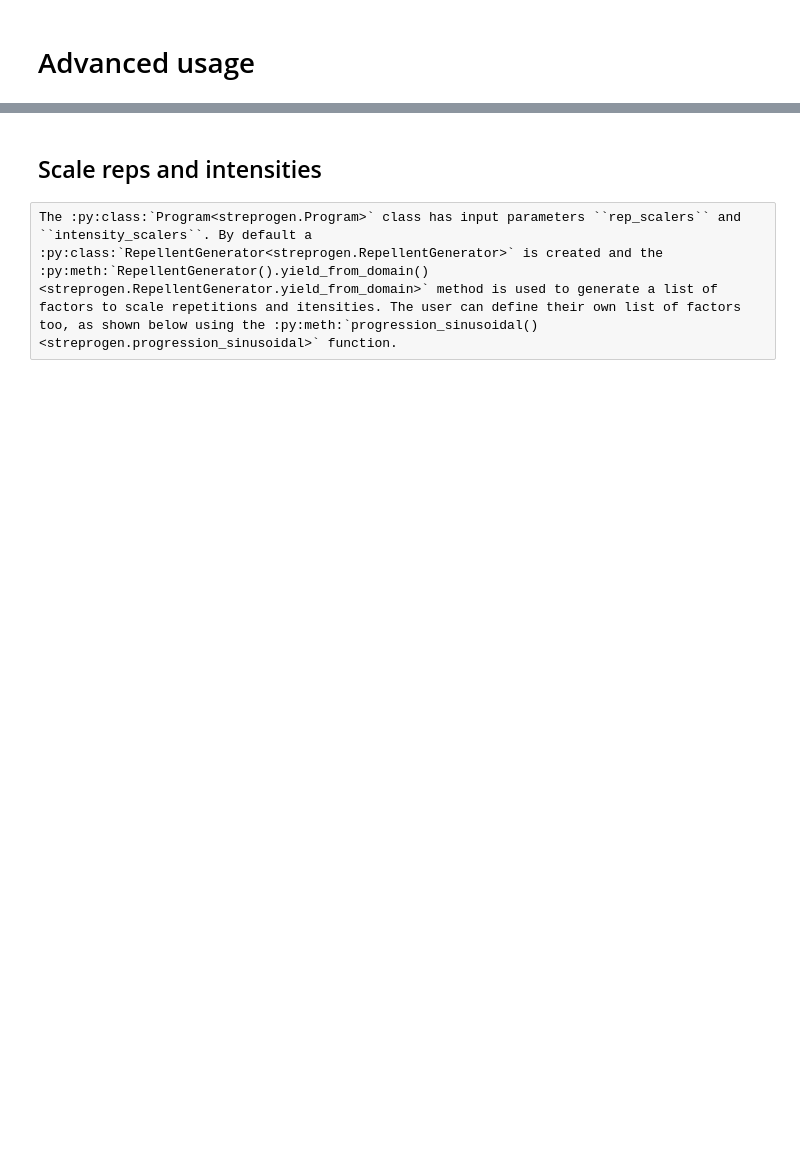
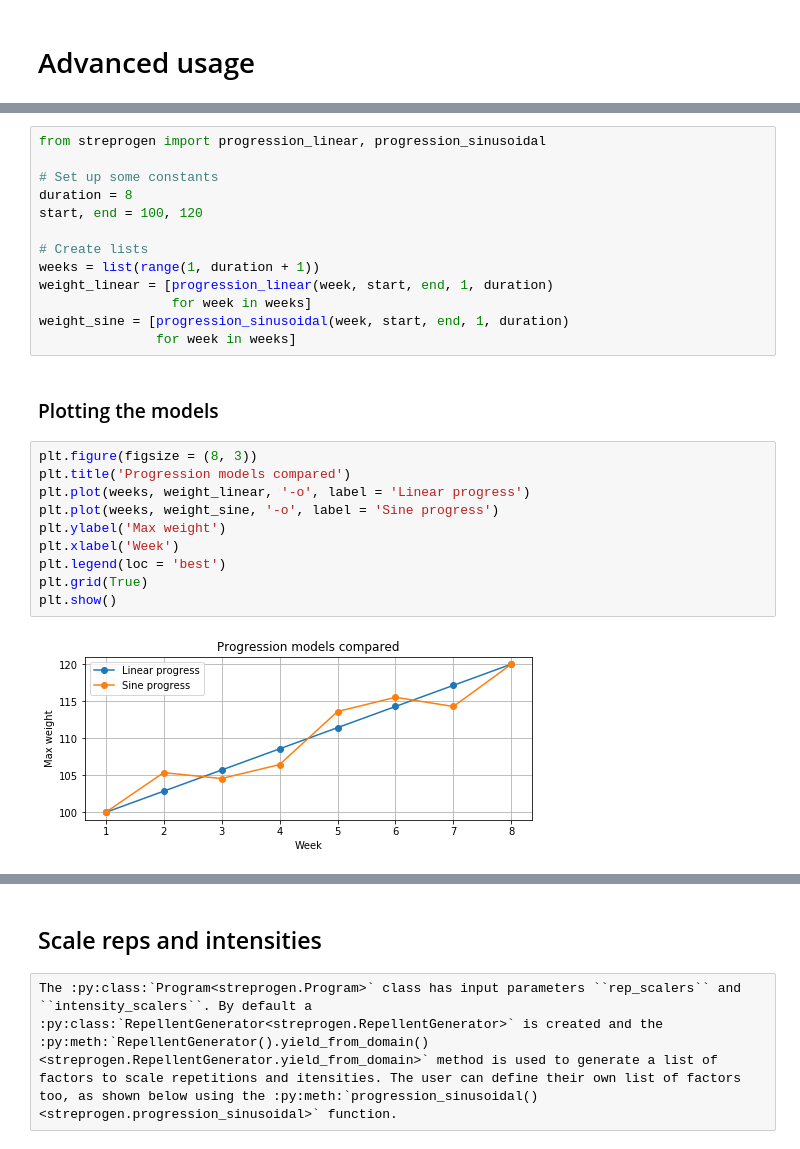
Before and after one commit to tommyod/streprogen, a Jupyter notebook: docs/jupyter_notebooks/advanced.ipynb, the cells around one changed output, grey strips where cells are left out. Drawn from its saved outputs; the diff is of its cells as text; blank space fills up the shorter version.

```diff
--- a/docs/jupyter_notebooks/advanced.ipynb
+++ b/docs/jupyter_notebooks/advanced.ipynb
@@ -114,0 +107,27 @@ plt.show()
+# %%
+from streprogen import progression_linear, progression_sinusoidal
+
+# Set up some constants
+duration = 8
+start, end = 100, 120
+
+# Create lists
+weeks = list(range(1, duration + 1))
+weight_linear = [progression_linear(week, start, end, 1, duration)
+                 for week in weeks]
+weight_sine = [progression_sinusoidal(week, start, end, 1, duration)
+               for week in weeks]
+# %% [markdown]
+### Plotting the models
+# %%
+plt.figure(figsize = (8, 3))
+plt.title('Progression models compared')
+plt.plot(weeks, weight_linear, '-o', label = 'Linear progress')
+plt.plot(weeks, weight_sine, '-o', label = 'Sine progress')
+plt.ylabel('Max weight')
+plt.xlabel('Week')
+plt.legend(loc = 'best')
+plt.grid(True)
+plt.show()
+# %% [output]
+[figure, added]
```
Also changed, not shown: parts of 39 cells of this notebook, 18 other files.
